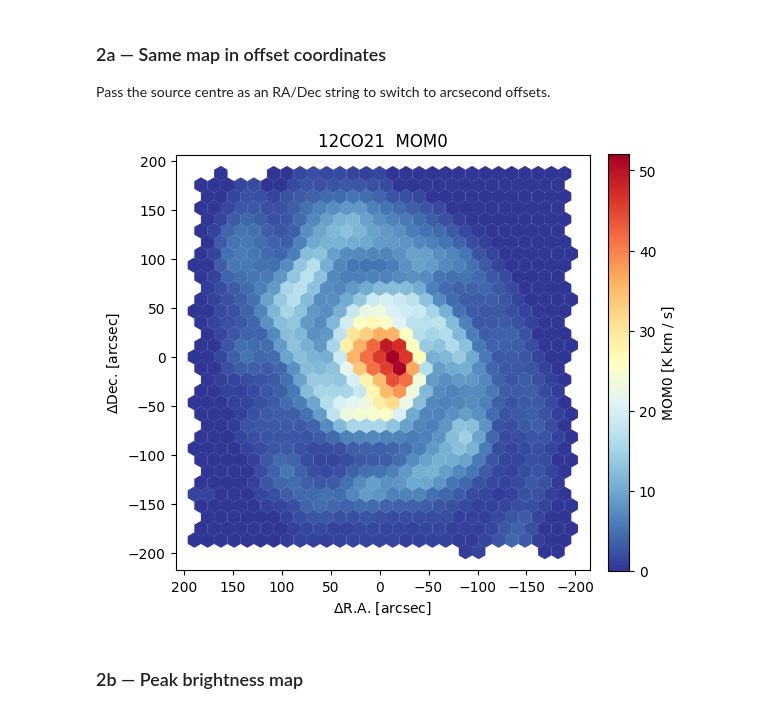
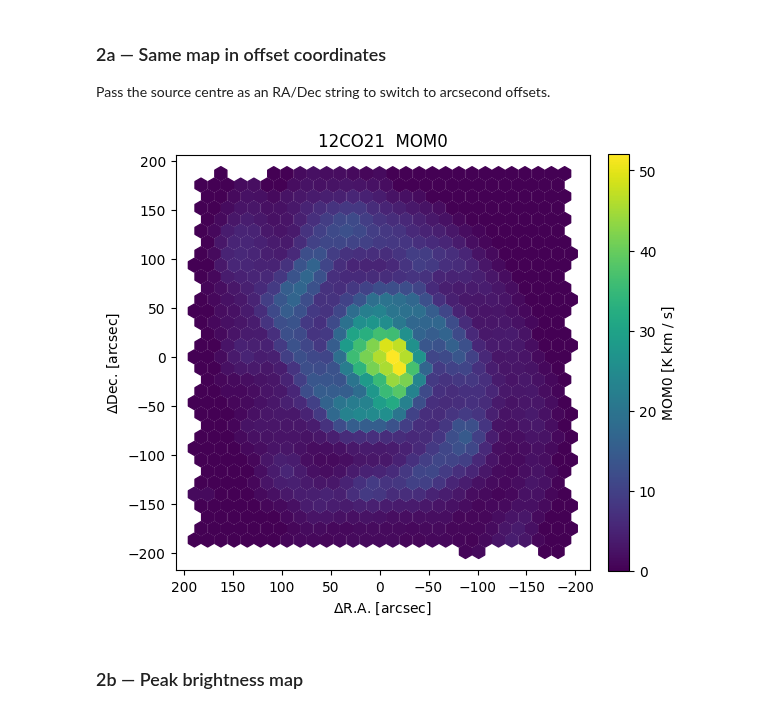
Before and after one commit to PhangsTeam/astro-HexMaps, a Jupyter notebook: analysis/pystructure_example.ipynb, the cells around one changed output. Cells and saved outputs as stored; diff of their text form; code cells hidden in the pictures.

```diff
--- a/analysis/pystructure_example.ipynb
+++ b/analysis/pystructure_example.ipynb
@@ -73,10 +73,10 @@ Pass the source centre as an RA/Dec string to switch to arcsecond offsets.
 # %%
 # Adjust centre coordinates to match your source
 CENTER = "13:29:52.7 +47:11:43"   # NGC 5194 (M51a)
 
-ps.quickplot_map(line, quantity="MOM0", center=CENTER, cmap="RdYlBu_r")
+ps.quickplot_map(line, quantity="MOM0", center=CENTER)
 # %% [output]
-[figure, old version]
+[figure, new version]
 # %% [markdown]
 ### 2b — Peak brightness map
 # %%
```
Also changed, not shown: parts of 4 cells of this notebook, 5 other files.
